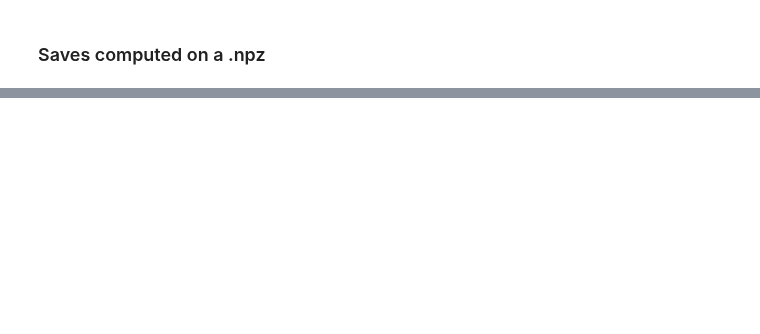
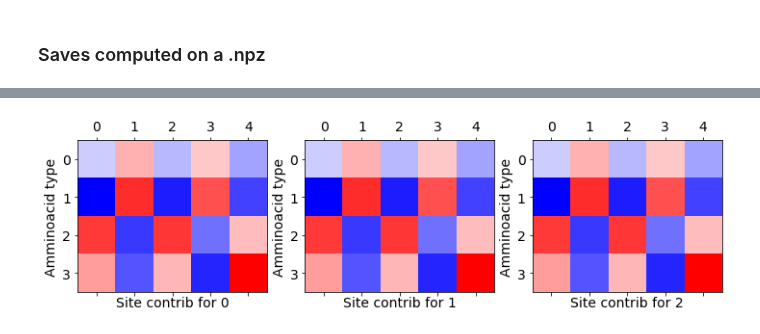
Before and after one commit to threeblueonebrowneyes/lcpb-homework, a Jupyter notebook: HW_02/AnalysisRBM.ipynb, the cells around one changed output, grey strips where cells are left out. Saved outputs shown, nothing was run; the diff lists cells and outputs as text; code cells hidden in the pictures; blank space fills up the shorter version.

```diff
--- a/HW_02/AnalysisRBM.ipynb
+++ b/HW_02/AnalysisRBM.ipynb
@@ -120,0 +82,7 @@ Models/RMSprop_05_1_spin.npz    .......... done
+# %%
+proteins_dataset0=convert_to_decimal_protein(v0)
+Q=return_protein_probabilities(proteins_dataset0)
+
+print('Len protein dataset: ',len(proteins_dataset0))
+print('Len p_dataset: ', len(Q))
+print('Norm p_dataset: ', Q.sum())
@@ -120,0 +95,20 @@ Models/RMSprop_05_1_spin.npz    .......... done
+# %%
+js_values = np.zeros((len(models), len(models)))
+# %%
+for i, model in enumerate(models):
+    print(f'{model}:', end='\t')
+    for k, amp in enumerate(amp_list):
+
+        np.random.seed(seed)
+        rbm = boltzmanmachine(L,M,sigma, vmin=vmin, spin=spin)
+        rbm.load_model(model)
+
+        vf = rbm.gen_fantasy(v, amp)
+        vf = ((vf+1)/2).astype(int)
+
+        proteins_dataset=convert_to_decimal_protein(vf)
+        p_dataset=return_protein_probabilities(proteins_dataset)
+        js_values[i,k] = jensenshannon(p_dataset, Q)
+
+        print('.', end='')
+    print( ' done')
@@ -152,0 +187,17 @@ plt.plot()
+# %%
+np.random.seed(seed)
+rbm_nospin = boltzmanmachine(L,M,sigma, vmin=vmin, spin=spin)
+rbm_nospin.load_model('Models/RMSprop_015_1.npz')
+
+rbm_spin = boltzmanmachine(L,M,sigma, vmin=vmin, spin=spin)
+rbm_spin.load_model('Models/RMSprop_02_1_spin.npz')
+# %%
+fig, ax = plt.subplots(1,3, figsize=(12,4))
+for h in np.arange(M):
+    ax[h].matshow(rbm_spin.w.T[i].reshape(5,4).T, cmap='bwr')
+    ax[h].set_xlabel('Site contrib for '+str(h))
+    ax[h].set_ylabel('Amminoacid type')
+plt.savefig('spin_model_weigths.png')
+plt.show()
+# %% [output]
+[figure, added]
```
Also changed, not shown: parts of 24 cells of this notebook, 30 other files.
